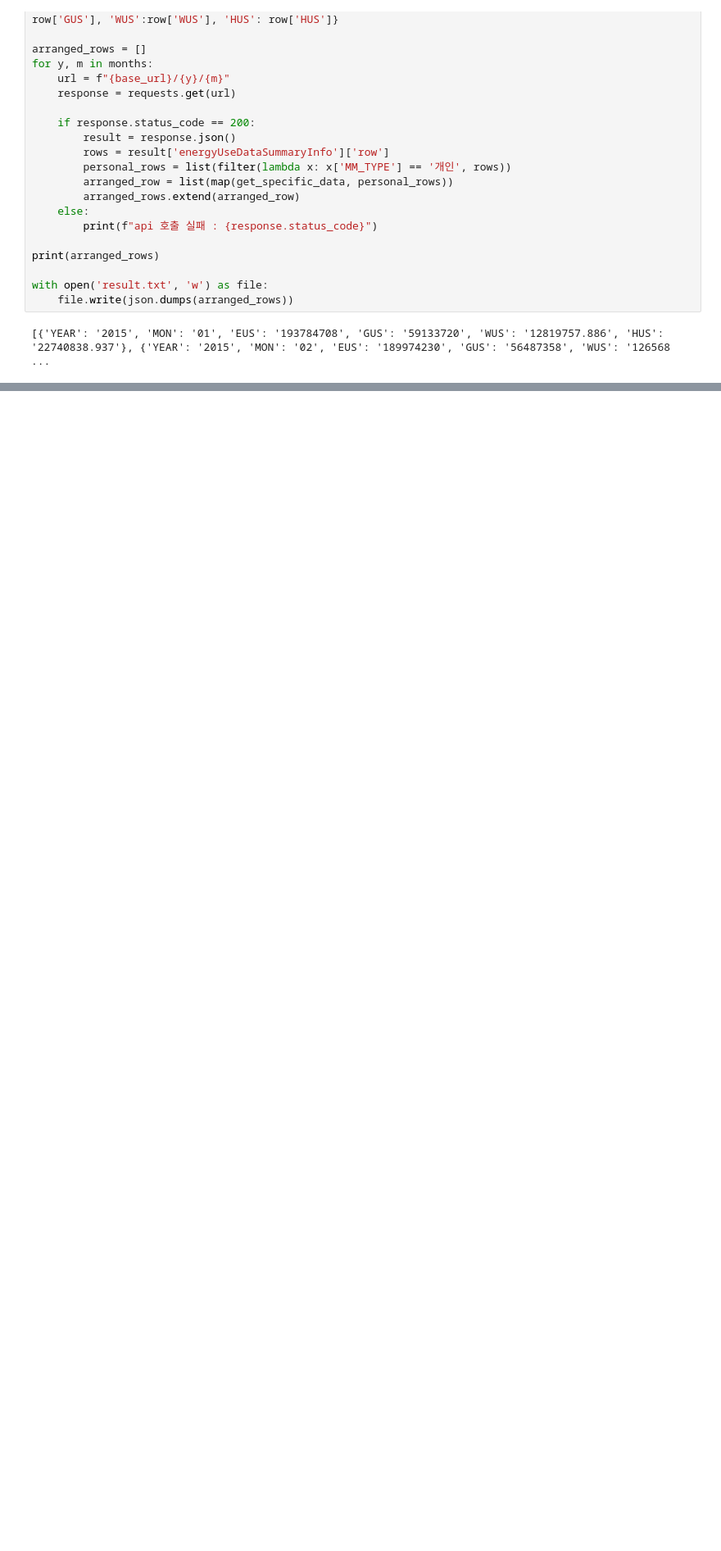
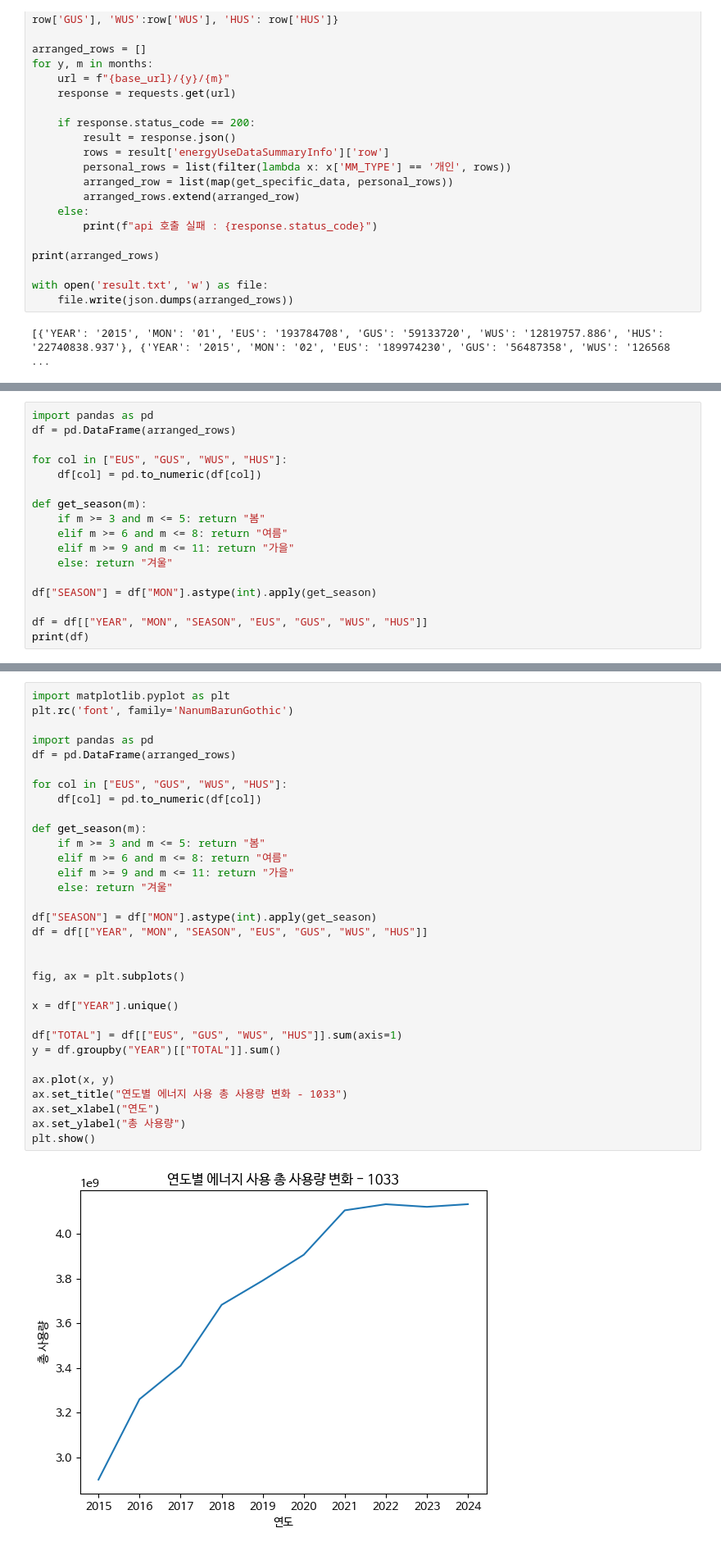
Before and after one commit to kamg2218/Data-Analysis-with-Open-Source, a Jupyter notebook: 오픈소스기반데이터분석_중간과제물.ipynb, the cells around one changed output, grey strips where cells are left out. Shown at 82% size. Saved outputs shown, nothing was run; the diff lists cells and outputs as text; blank space fills up the shorter version.

```diff
--- a/오픈소스기반데이터분석_중간과제물.ipynb
+++ b/오픈소스기반데이터분석_중간과제물.ipynb
@@ -45,0 +71,17 @@ with open('result.txt', 'w') as file:
+# %%
+import pandas as pd
+df = pd.DataFrame(arranged_rows)
+
+for col in ["EUS", "GUS", "WUS", "HUS"]:
+    df[col] = pd.to_numeric(df[col])
+
+def get_season(m):
+    if m >= 3 and m <= 5: return "봄"
+    elif m >= 6 and m <= 8: return "여름"
+    elif m >= 9 and m <= 11: return "가을"
+    else: return "겨울"
+
+df["SEASON"] = df["MON"].astype(int).apply(get_season)
+
+df = df[["YEAR", "MON", "SEASON", "EUS", "GUS", "WUS", "HUS"]]
+print(df)
@@ -45,0 +115,34 @@ with open('result.txt', 'w') as file:
+# %%
+import matplotlib.pyplot as plt
+plt.rc('font', family='NanumBarunGothic')
+
+import pandas as pd
+df = pd.DataFrame(arranged_rows)
+
+for col in ["EUS", "GUS", "WUS", "HUS"]:
+    df[col] = pd.to_numeric(df[col])
+
+def get_season(m):
+    if m >= 3 and m <= 5: return "봄"
+    elif m >= 6 and m <= 8: return "여름"
+    elif m >= 9 and m <= 11: return "가을"
+    else: return "겨울"
+
+df["SEASON"] = df["MON"].astype(int).apply(get_season)
+df = df[["YEAR", "MON", "SEASON", "EUS", "GUS", "WUS", "HUS"]]
+
+
+fig, ax = plt.subplots()
+
+x = df["YEAR"].unique()
+
+df["TOTAL"] = df[["EUS", "GUS", "WUS", "HUS"]].sum(axis=1)
+y = df.groupby("YEAR")[["TOTAL"]].sum()
+
+ax.plot(x, y)
+ax.set_title("연도별 에너지 사용 총 사용량 변화 - 1033")
+ax.set_xlabel("연도")
+ax.set_ylabel("총 사용량")
+plt.show()
+# %% [output]
+[figure, added]
```
Also changed, not shown: parts of 4 cells of this notebook.
